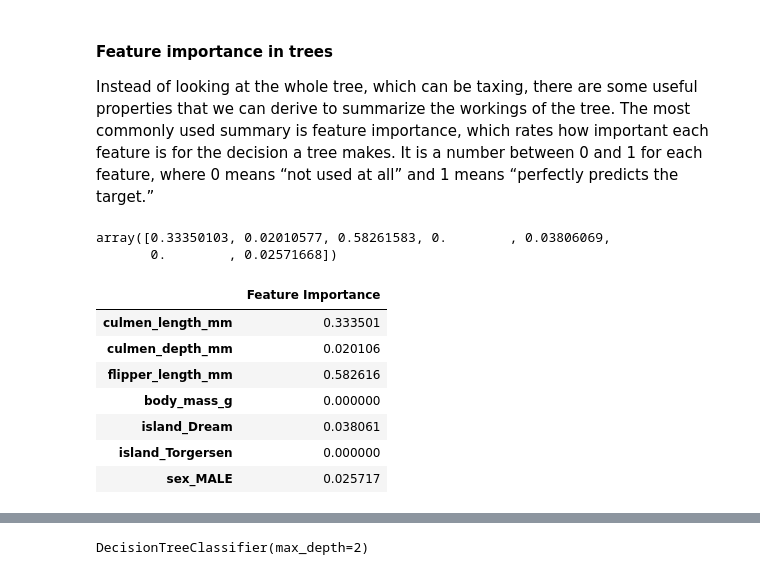
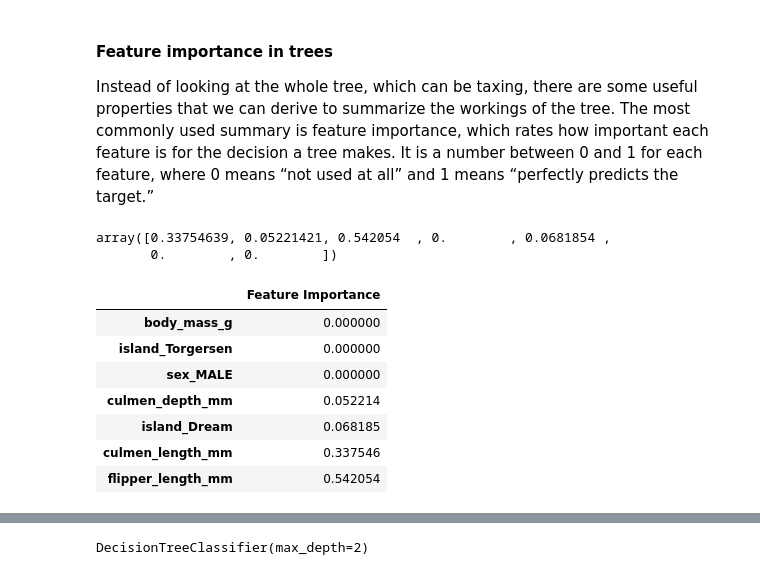
Before and after one commit to SimRey/Machine-Learning, a Jupyter notebook: Supervised Learning/Tree Methods/Decision Trees/01-Decision-Trees.ipynb, the cells around one changed output, grey strips where cells are left out. Saved outputs shown, nothing was run; the diff lists cells and outputs as text; code cells hidden in the pictures.

```diff
--- a/Supervised Learning/Tree Methods/Decision Trees/01-Decision-Trees.ipynb
+++ b/Supervised Learning/Tree Methods/Decision Trees/01-Decision-Trees.ipynb
@@ -87,2 +81,0 @@ dtype: int64
-# %%
-df = df.dropna()
@@ -114,0 +98,2 @@ df.head()
+# %%
+df.dropna(inplace=True) # Only a 2% is dropped
@@ -123,2 +116,0 @@ array(['Torgersen', 'Biscoe', 'Dream'], dtype=object)
-# %%
-df = df[df['sex']!='.']
@@ -125 +148,3 @@ df = df[df['sex']!='.']
+# %%
+df.at[336, "sex"] = "FEMALE"
 # %% [markdown]
@@ -231,19 +228,19 @@ Instead of looking at the whole tree, which can be taxing, there are some useful
 # %%
 model.feature_importances_
 # %% [output]
-array([0.33350103, 0.02010577, 0.58261583, 0.        , 0.03806069,
-       0.        , 0.02571668])
+array([0.33754639, 0.05221421, 0.542054  , 0.        , 0.0681854 ,
+       0.        , 0.        ])
 # %%
-pd.DataFrame(index=X.columns,data=model.feature_importances_,columns=['Feature Importance'])
+pd.DataFrame(index=X.columns,data=model.feature_importances_,columns=['Feature Importance']).sort_values(by='Feature Importance')
 # %% [output]
 |  | Feature Importance |
-| culmen_length_mm | 0.333501 |
-| culmen_depth_mm | 0.020106 |
-| flipper_length_mm | 0.582616 |
 | body_mass_g | 0.000000 |
-| island_Dream | 0.038061 |
 | island_Torgersen | 0.000000 |
-| sex_MALE | 0.025717 |
+| sex_MALE | 0.000000 |
+| culmen_depth_mm | 0.052214 |
+| island_Dream | 0.068185 |
+| culmen_length_mm | 0.337546 |
+| flipper_length_mm | 0.542054 |
 # %%
 sum(model.feature_importances_)
 # %% [output]
```
Also changed, not shown: parts of 47 cells of this notebook.
